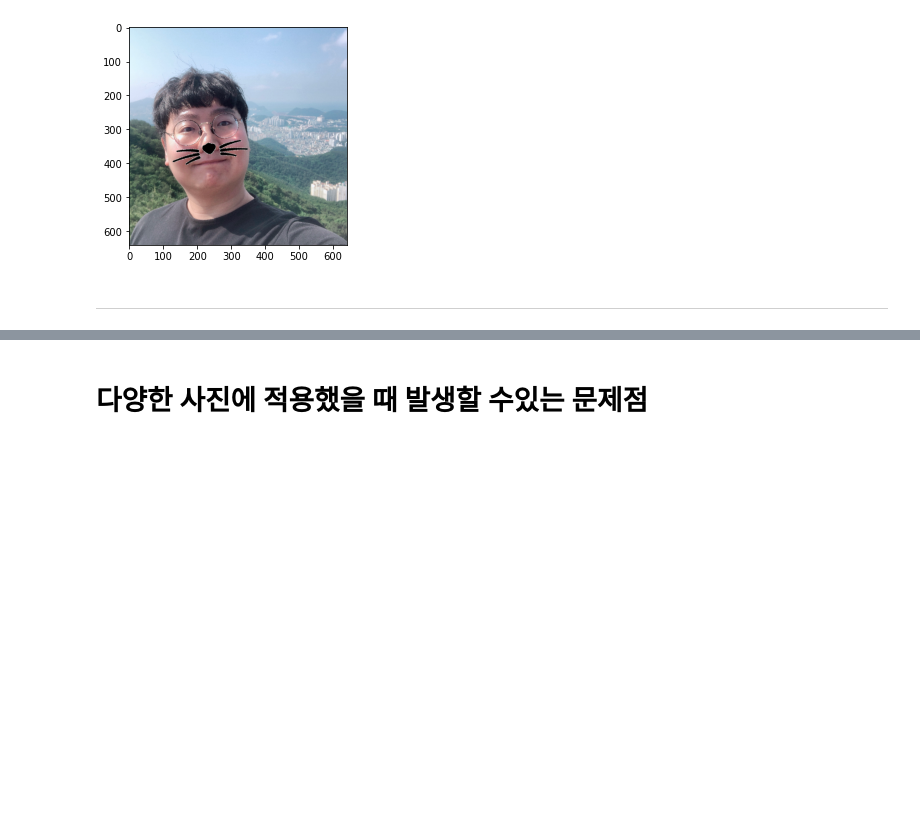
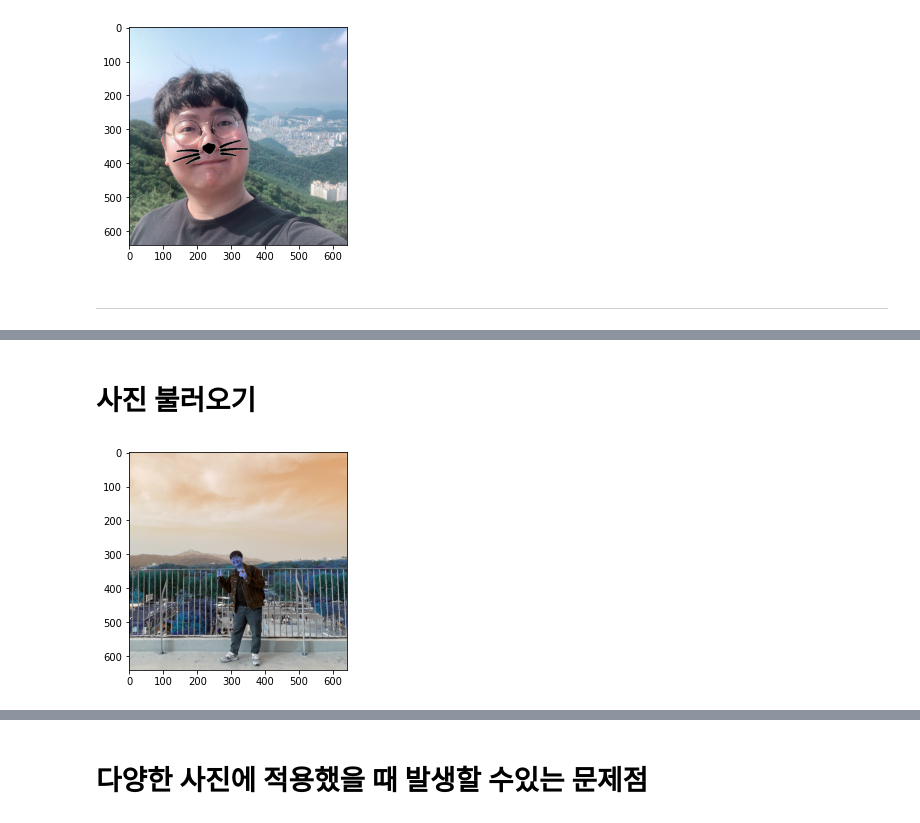
Before and after one commit to donghyundavidchoi/AIFFEL, a Jupyter notebook: Exploration_03.ipynb, the cells around one changed output, grey strips where cells are left out. Cells and saved outputs as stored; diff of their text form; code cells hidden in the pictures; blank space fills up the shorter version.

```diff
--- a/Exploration_03.ipynb
+++ b/Exploration_03.ipynb
@@ -193,0 +204,11 @@ plt.show()
+# %% [markdown]
+# 사진 불러오기
+# %%
+my_image_path = os.getenv('HOME')+'/aiffel/exp3/camera_sticker/images/image2.png'
+img_bgr = cv2.imread(my_image_path)
+img_bgr = cv2.resize(img_bgr, (640, 640))
+img_show = img_bgr.copy()
+plt.imshow(img_bgr)
+plt.show()
+# %% [output]
+[figure, added]
```
Also changed, not shown: parts of 55 cells of this notebook.
